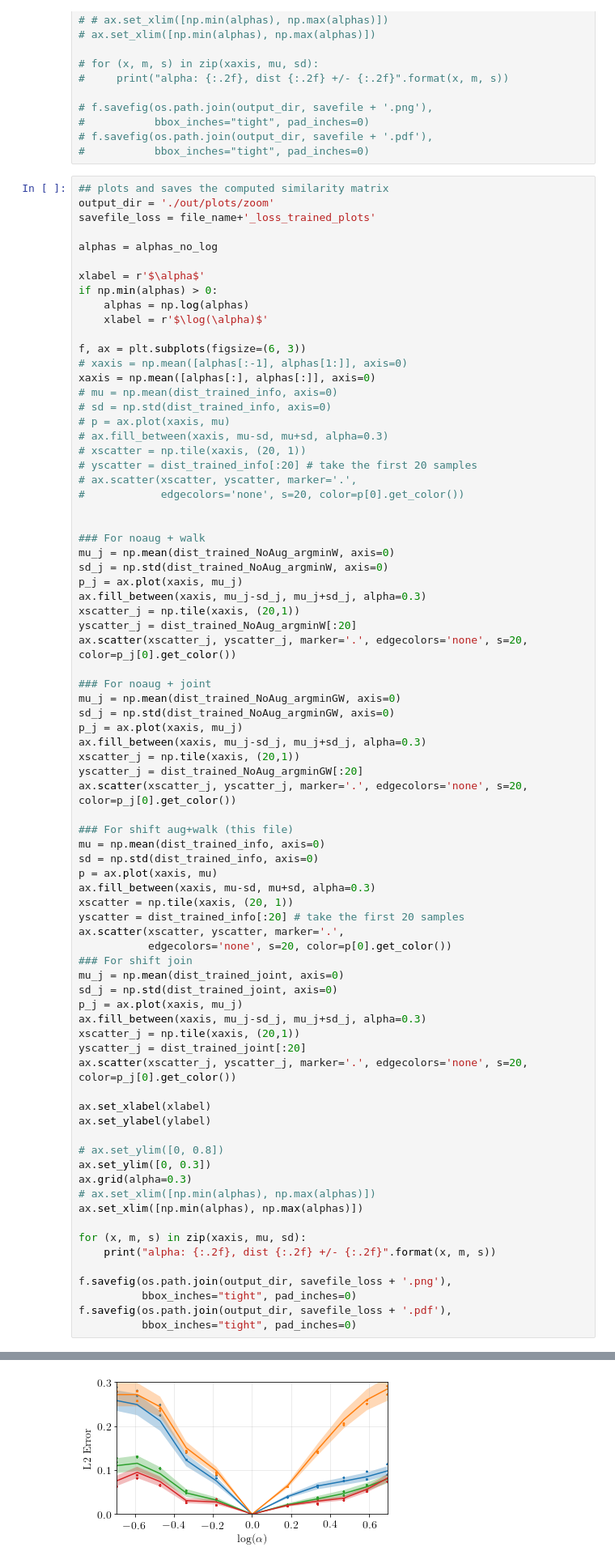
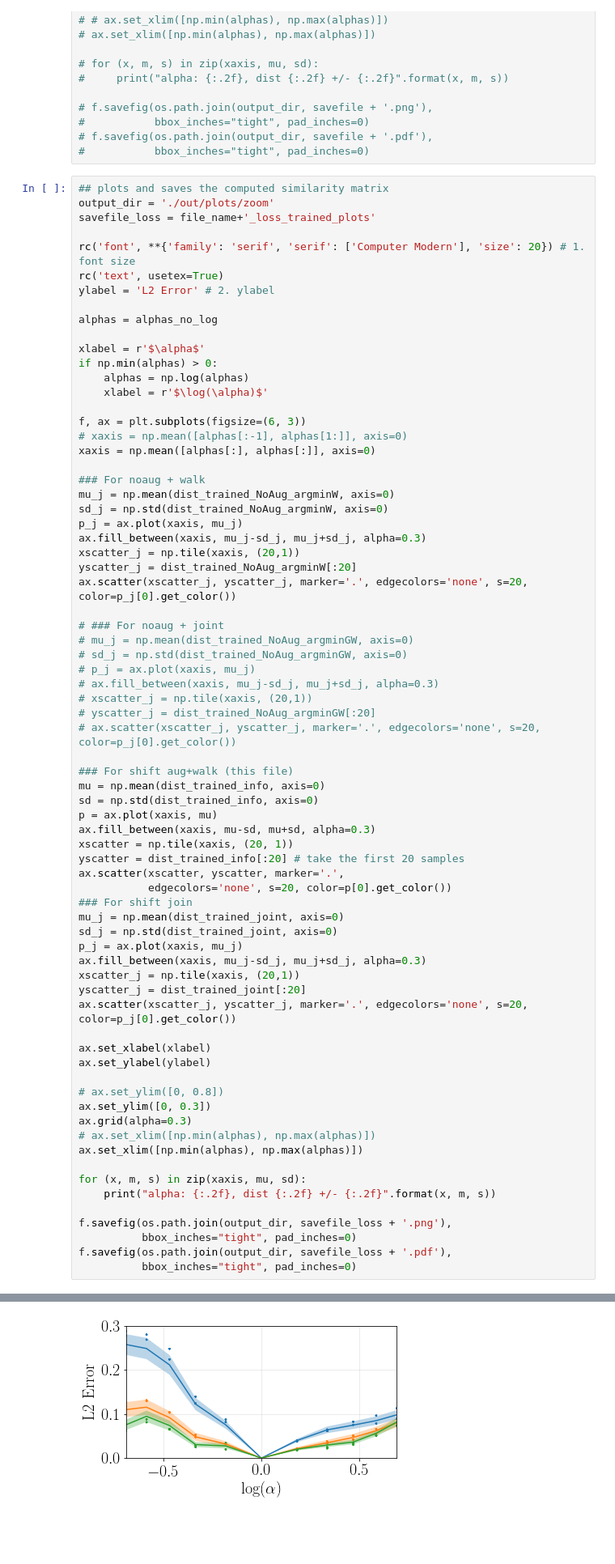
Before and after one commit to ali-design/gan_workspace, a Jupyter notebook: DCGAN-tensorflow/zoom_aug_argminW_mnist.ipynb, the cells around one changed output, grey strips where cells are left out. Shown at 81% size. Drawn from its saved outputs; the diff is of its cells as text; blank space fills up the shorter version.

```diff
--- a/DCGAN-tensorflow/zoom_aug_argminW_mnist.ipynb
+++ b/DCGAN-tensorflow/zoom_aug_argminW_mnist.ipynb
@@ -622,6 +664,10 @@ dist_trained_NoAug_argminW = np.load(os.path.join(output_dir, 'zoom_NoAug_argmin
 ## plots and saves the computed similarity matrix
 output_dir = './out/plots/zoom'
 savefile_loss = file_name+'_loss_trained_plots'
+
+rc('font', **{'family': 'serif', 'serif': ['Computer Modern'], 'size': 20}) # 1. font size
+rc('text', usetex=True)
+ylabel = 'L2 Error' # 2. ylabel
 
 alphas = alphas_no_log
 
@@ -633,15 +679,6 @@ if np.min(alphas) > 0:
 f, ax = plt.subplots(figsize=(6, 3))
 # xaxis = np.mean([alphas[:-1], alphas[1:]], axis=0)
 xaxis = np.mean([alphas[:], alphas[:]], axis=0)
-# mu = np.mean(dist_trained_info, axis=0)
-# sd = np.std(dist_trained_info, axis=0)
-# p = ax.plot(xaxis, mu)
-# ax.fill_between(xaxis, mu-sd, mu+sd, alpha=0.3)
-# xscatter = np.tile(xaxis, (20, 1))
-# yscatter = dist_trained_info[:20] # take the first 20 samples
-# ax.scatter(xscatter, yscatter, marker='.',
-#            edgecolors='none', s=20, color=p[0].get_color())
-
 
 ### For noaug + walk
 mu_j = np.mean(dist_trained_NoAug_argminW, axis=0)
@@ -652,14 +689,14 @@ xscatter_j = np.tile(xaxis, (20,1))
 yscatter_j = dist_trained_NoAug_argminW[:20]
 ax.scatter(xscatter_j, yscatter_j, marker='.', edgecolors='none', s=20, color=p_j[0].get_color())
 
-### For noaug + joint
-mu_j = np.mean(dist_trained_NoAug_argminGW, axis=0)
-sd_j = np.std(dist_trained_NoAug_argminGW, axis=0)
-p_j = ax.plot(xaxis, mu_j)
-ax.fill_between(xaxis, mu_j-sd_j, mu_j+sd_j, alpha=0.3)
-xscatter_j = np.tile(xaxis, (20,1))
-yscatter_j = dist_trained_NoAug_argminGW[:20]
-ax.scatter(xscatter_j, yscatter_j, marker='.', edgecolors='none', s=20, color=p_j[0].get_color())
+# ### For noaug + joint
+# mu_j = np.mean(dist_trained_NoAug_argminGW, axis=0)
+# sd_j = np.std(dist_trained_NoAug_argminGW, axis=0)
+# p_j = ax.plot(xaxis, mu_j)
+# ax.fill_between(xaxis, mu_j-sd_j, mu_j+sd_j, alpha=0.3)
+# xscatter_j = np.tile(xaxis, (20,1))
+# yscatter_j = dist_trained_NoAug_argminGW[:20]
+# ax.scatter(xscatter_j, yscatter_j, marker='.', edgecolors='none', s=20, color=p_j[0].get_color())
 
 ### For shift aug+walk (this file)
 mu = np.mean(dist_trained_info, axis=0)
@@ -680,34 +717,34 @@ yscatter_j = dist_trained_joint[:20]
 ax.scatter(xscatter_j, yscatter_j, marker='.', edgecolors='none', s=20, color=p_j[0].get_color())
 
 ax.set_xlabel(xlabel)
 ax.set_ylabel(ylabel)
 
 # ax.set_ylim([0, 0.8])
 ax.set_ylim([0, 0.3])
 ax.grid(alpha=0.3)
 # ax.set_xlim([np.min(alphas), np.max(alphas)])
 ax.set_xlim([np.min(alphas), np.max(alphas)])
 
 for (x, m, s) in zip(xaxis, mu, sd):
     print("alpha: {:.2f}, dist {:.2f} +/- {:.2f}".format(x, m, s))
 
 f.savefig(os.path.join(output_dir, savefile_loss + '.png'),
           bbox_inches="tight", pad_inches=0)
 f.savefig(os.path.join(output_dir, savefile_loss + '.pdf'),
           bbox_inches="tight", pad_inches=0)
 # %% [output]
 alpha: -0.69, dist 0.11 +/- 0.02
 alpha: -0.59, dist 0.12 +/- 0.02
 alpha: -0.47, dist 0.09 +/- 0.01
 alpha: -0.34, dist 0.05 +/- 0.01
 alpha: -0.18, dist 0.03 +/- 0.01
 alpha: 0.00, dist 0.00 +/- 0.00
 alpha: 0.18, dist 0.02 +/- 0.00
 alpha: 0.34, dist 0.04 +/- 0.01
 alpha: 0.47, dist 0.05 +/- 0.01
 alpha: 0.59, dist 0.06 +/- 0.01
 alpha: 0.69, dist 0.08 +/- 0.01
-[figure, old version]
+[figure, new version]
 # %%
 np.save(os.path.join(output_dir, savefile_transform_effect+'.npy'), dist_info)
 np.save(os.path.join(output_dir, savefile_loss+'.npy'), dist_trained_info)
```
Also changed, not shown: parts of 2 cells of this notebook, 1 other file.
